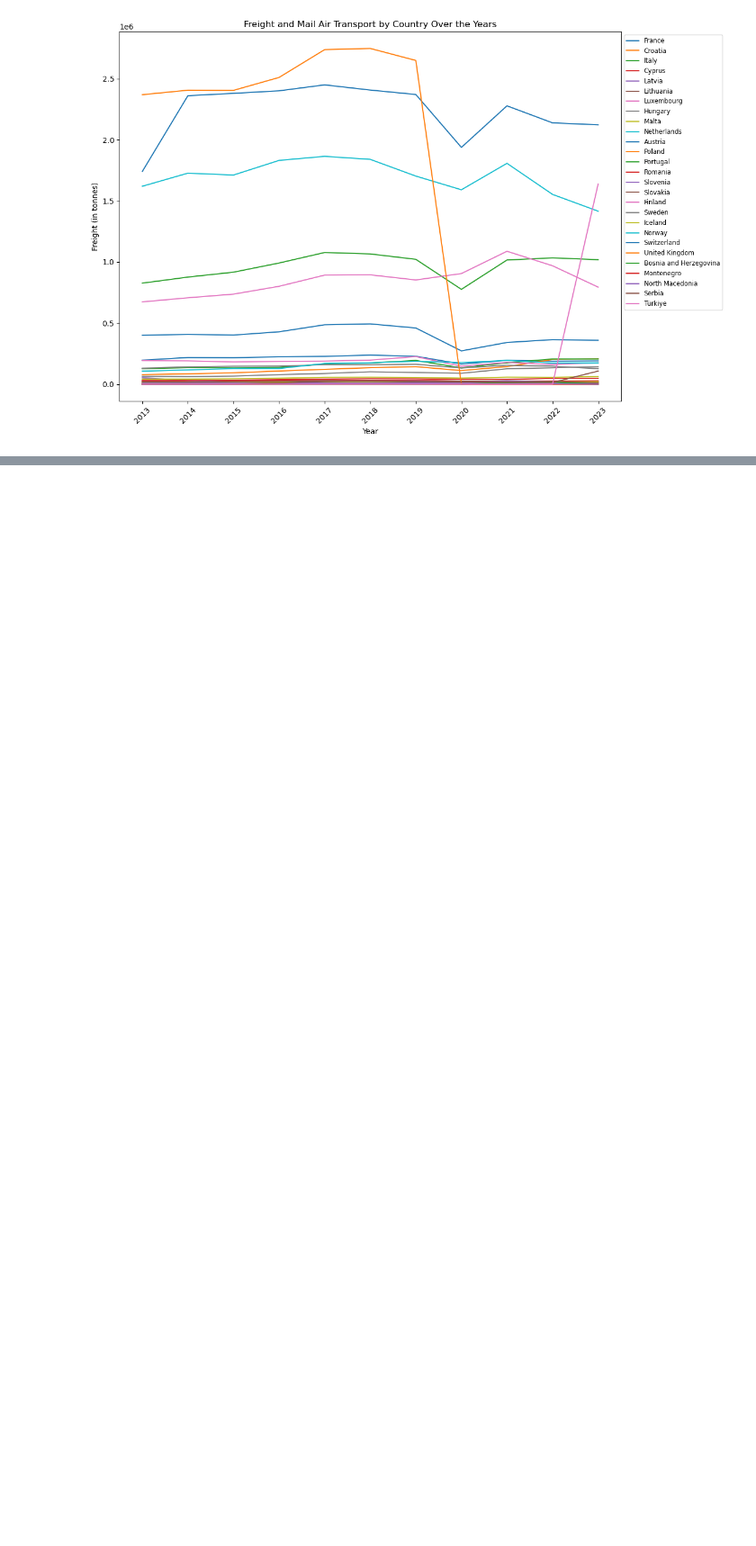
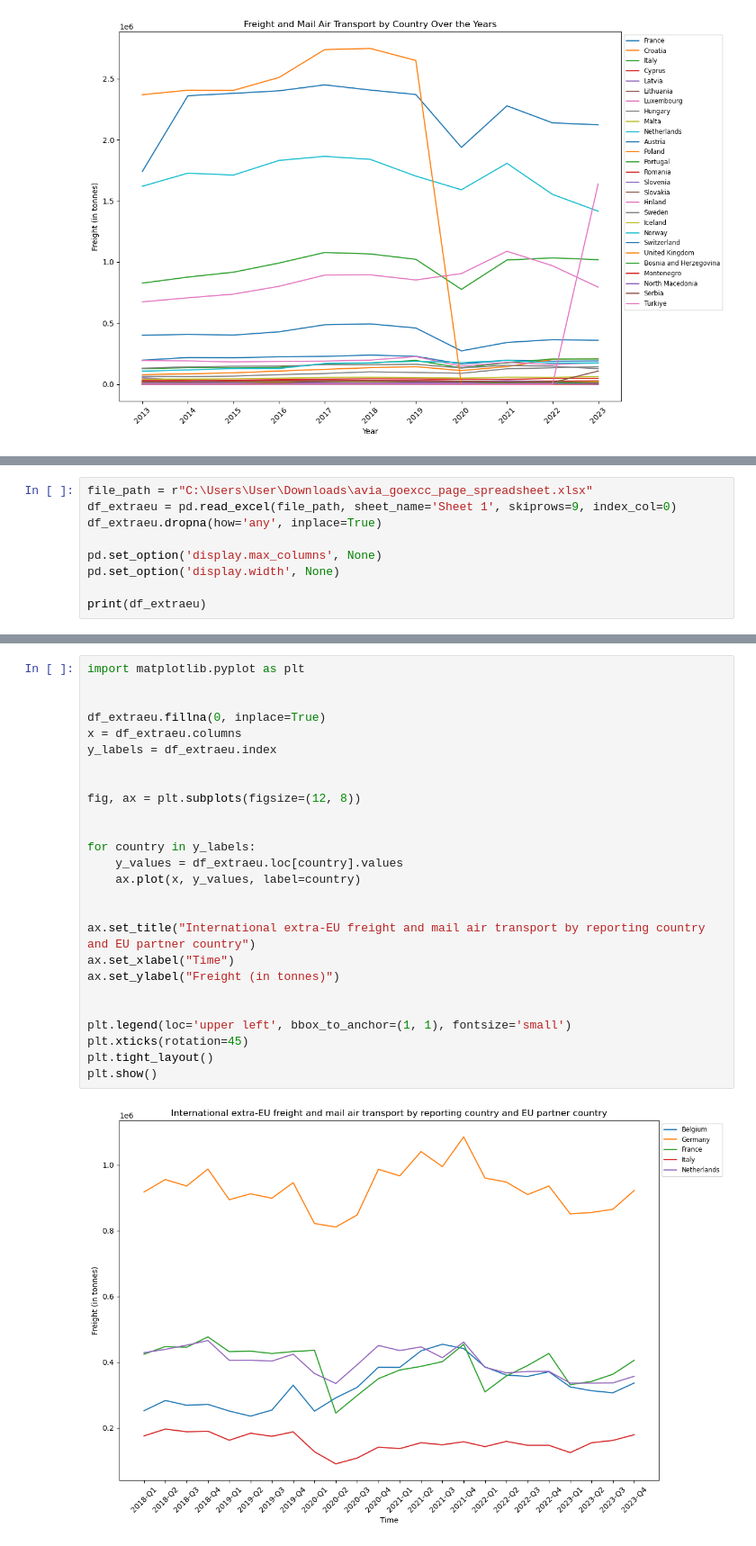
Before and after one commit to YJLinatTILTUD/TIL6022Group8, a Jupyter notebook: group assignment.ipynb, the cells around one changed output, grey strips where cells are left out. Shown at 90% size. Cells and saved outputs as stored; diff of their text form; blank space fills up the shorter version.

```diff
--- a/group assignment.ipynb
+++ b/group assignment.ipynb
@@ -86,0 +205,9 @@ plt.show()
+# %%
+file_path = r"C:\Users\User\Downloads\avia_goexcc_page_spreadsheet.xlsx"
+df_extraeu = pd.read_excel(file_path, sheet_name='Sheet 1', skiprows=9, index_col=0)
+df_extraeu.dropna(how='any', inplace=True)
+
+pd.set_option('display.max_columns', None)
+pd.set_option('display.width', None)
+
+print(df_extraeu)
@@ -86,0 +233,28 @@ plt.show()
+# %%
+import matplotlib.pyplot as plt
+
+
+df_extraeu.fillna(0, inplace=True)
+x = df_extraeu.columns
+y_labels = df_extraeu.index
+
+
+fig, ax = plt.subplots(figsize=(12, 8))
+
+
+for country in y_labels:
+    y_values = df_extraeu.loc[country].values
+    ax.plot(x, y_values, label=country)
+
+
+ax.set_title("International extra-EU freight and mail air transport by reporting country and EU partner country")
+ax.set_xlabel("Time")
+ax.set_ylabel("Freight (in tonnes)")
+
+
+plt.legend(loc='upper left', bbox_to_anchor=(1, 1), fontsize='small')
+plt.xticks(rotation=45)
+plt.tight_layout()
+plt.show()
+# %% [output]
+[figure, added]
```
Also changed, not shown: parts of 6 cells of this notebook.
